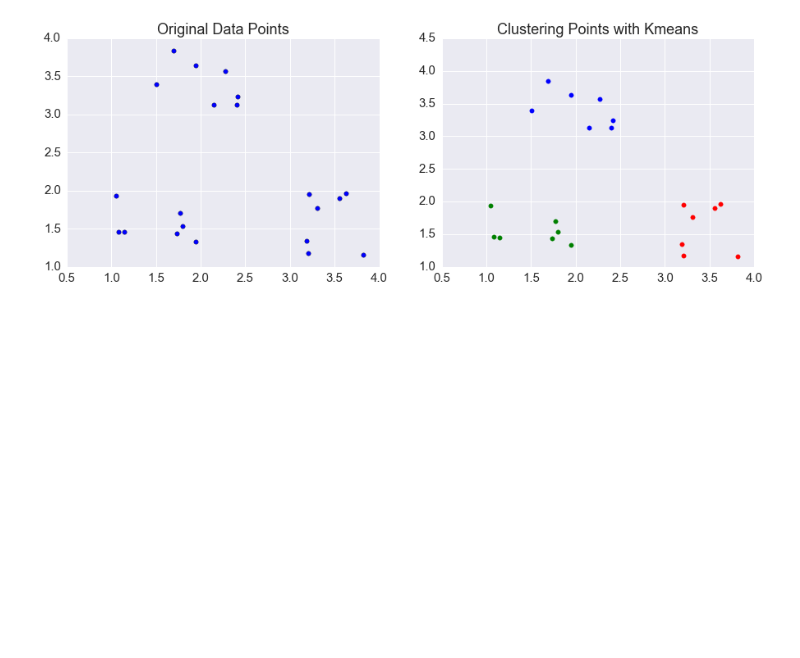
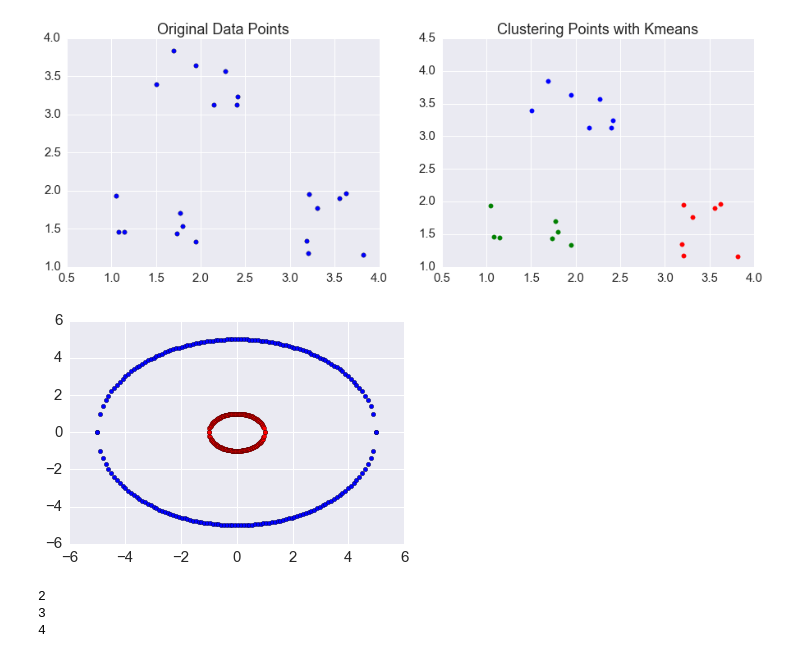
Before and after one commit to wzwangqi/663FinalProject, a Jupyter notebook: ProjectCode.ipynb, the cells around one changed output. Drawn from its saved outputs; the diff is of its cells as text; code cells hidden in the pictures; blank space fills up the shorter version.

```diff
--- a/ProjectCode.ipynb
+++ b/ProjectCode.ipynb
@@ -493,0 +498,24 @@ When n_clusters = 3 , we have the silhouette_score = 0.86439009484
+# %%
+x=np.linspace(-5,5,100)
+y=np.sqrt(25-x**2)
+y2=-np.sqrt(25-x**2)
+plt.scatter(x,y)
+plt.scatter(x,y2)
+plt
+
+x2=np.linspace(-1,1,100)
+y21=np.sqrt(1-x2**2)
+y22=-np.sqrt(1-x2**2)
+plt.scatter(x2,y21,c='red')
+plt.scatter(x2,y22,c='red')
+
+df=np.zeros((400,2))
+# %% [output]
+[figure, added]
+# %%
+for i in range(2,5):
+    print(i)
+# %% [output]
+2
+3
+4
```
Also changed, not shown: parts of 10 cells of this notebook.
